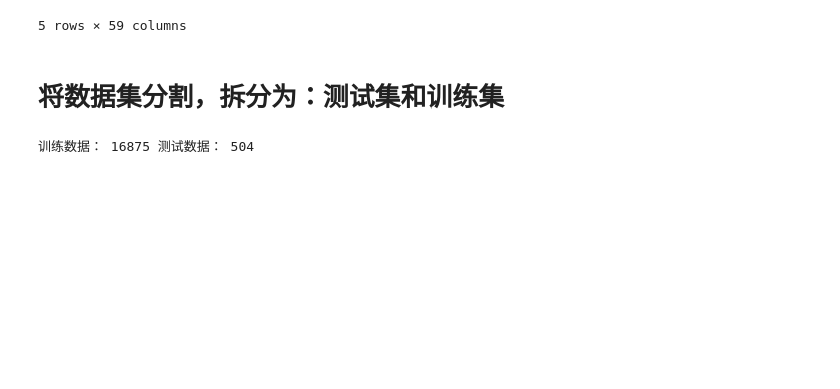
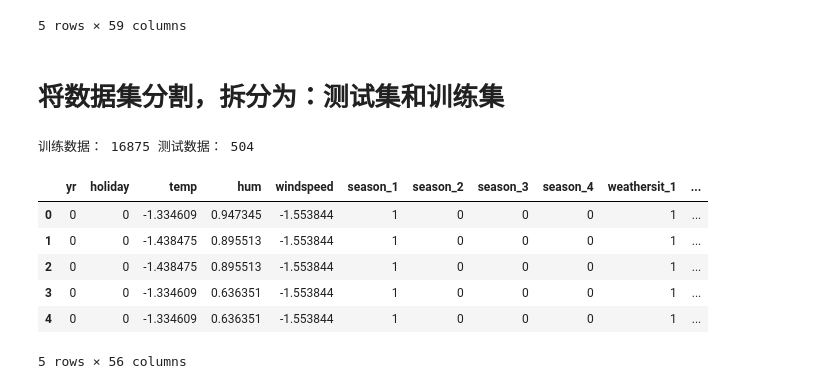
Before and after one commit to sunthx/learn-dl, a Jupyter notebook: src/learn-pytorch/03/单车预测器2.0.ipynb, the cells around one changed output. Saved outputs shown, nothing was run; the diff lists cells and outputs as text; code cells hidden in the pictures; blank space fills up the shorter version.

```diff
--- a/src/learn-pytorch/03/单车预测器2.0.ipynb
+++ b/src/learn-pytorch/03/单车预测器2.0.ipynb
@@ -58,6 +60,23 @@ print('训练数据：',len(train_data),'测试数据：',len(test_data))
 # %%
 # 分为特征列与目标列
 # 目标列
 target_fields = ['cnt', 'casual', 'registered']
 features, targets = train_data.drop(target_fields, axis=1), train_data[target_fields]
 test_features, test_targets = test_data.drop(target_fields, axis=1), test_data[target_fields]
+
+X = features.values
+Y = targets['cnt'].values
+Y = Y.astype(float)
+
+# 改变数组的形状，改为 len(Y) * 1 的形状
+Y = np.reshape(Y, [len(Y),1])
+losses = []
+features.head()
+# %% [output]
+|  | yr | holiday | temp | hum | windspeed | season_1 | season_2 | season_3 | season_4 | weathersit_1 | ... |
+| 0 | 0 | 0 | -1.334609 | 0.947345 | -1.553844 | 1 | 0 | 0 | 0 | 1 | ... |
+| 1 | 0 | 0 | -1.438475 | 0.895513 | -1.553844 | 1 | 0 | 0 | 0 | 1 | ... |
+| 2 | 0 | 0 | -1.438475 | 0.895513 | -1.553844 | 1 | 0 | 0 | 0 | 1 | ... |
+| 3 | 0 | 0 | -1.334609 | 0.636351 | -1.553844 | 1 | 0 | 0 | 0 | 1 | ... |
+| 4 | 0 | 0 | -1.334609 | 0.636351 | -1.553844 | 1 | 0 | 0 | 0 | 1 | ... |
+5 rows × 56 columns
```
Also changed, not shown: parts of 4 cells of this notebook, 2 other files.
